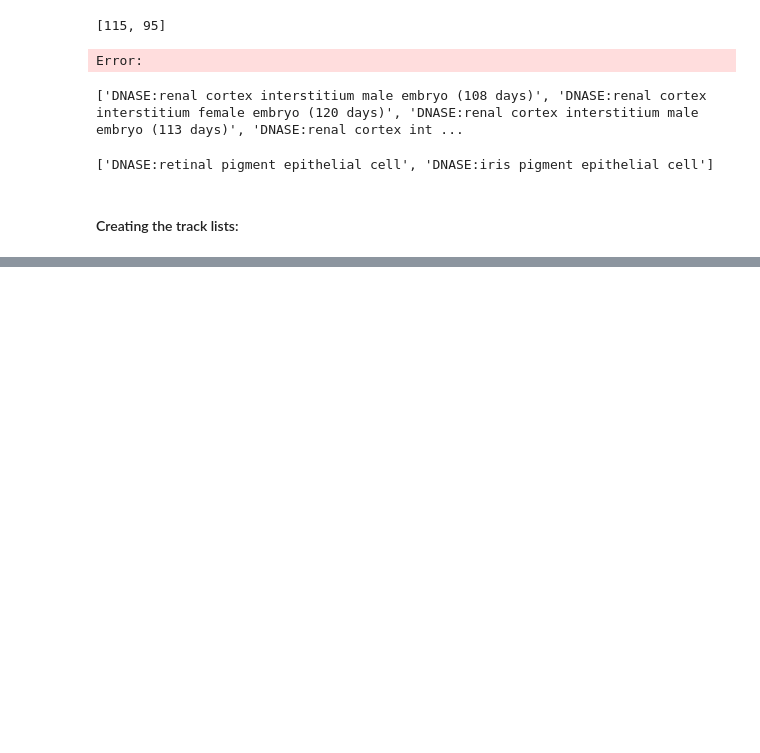
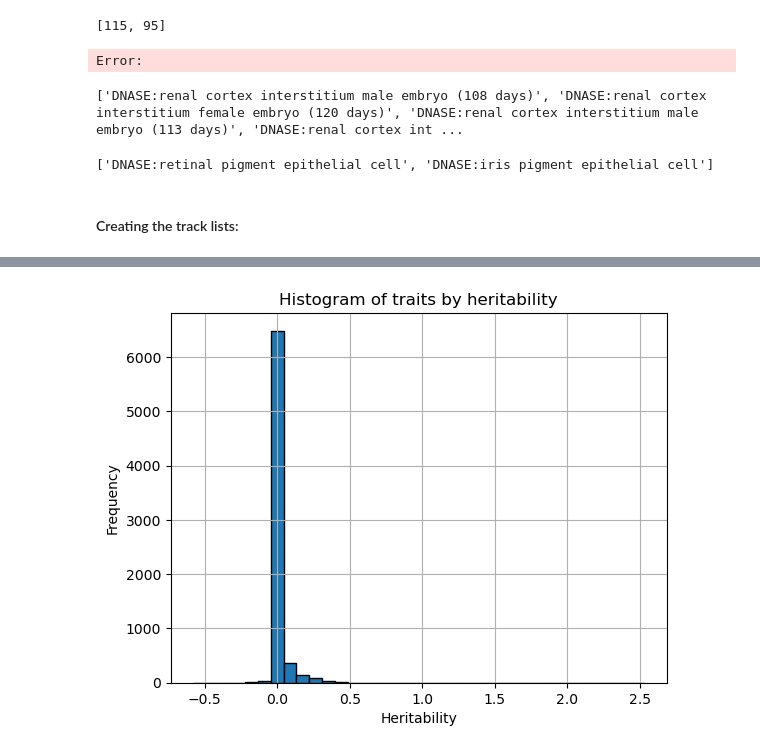
Before and after one commit to BoevaLab/GWAS-power, a Jupyter notebook: main-evaluation.ipynb, the cells around one changed output, grey strips where cells are left out. Cells and saved outputs as stored; diff of their text form; code cells hidden in the pictures; blank space fills up the shorter version.

```diff
--- a/main-evaluation.ipynb
+++ b/main-evaluation.ipynb
@@ -363,0 +447,11 @@ Removed 0 duplicates.
+# %%
+# Create histogram
+phenotype_manifest['sldsc_25bin_h2_observed_EUR'].hist(bins=35, edgecolor="black")
+
+# Show the plot
+plt.xlabel("Heritability")
+plt.ylabel("Frequency")
+plt.title("Histogram of traits by heritability")
+plt.show()
+# %% [output]
+[figure, added]
```
Also changed, not shown: parts of 23 cells of this notebook, 12 other files.
